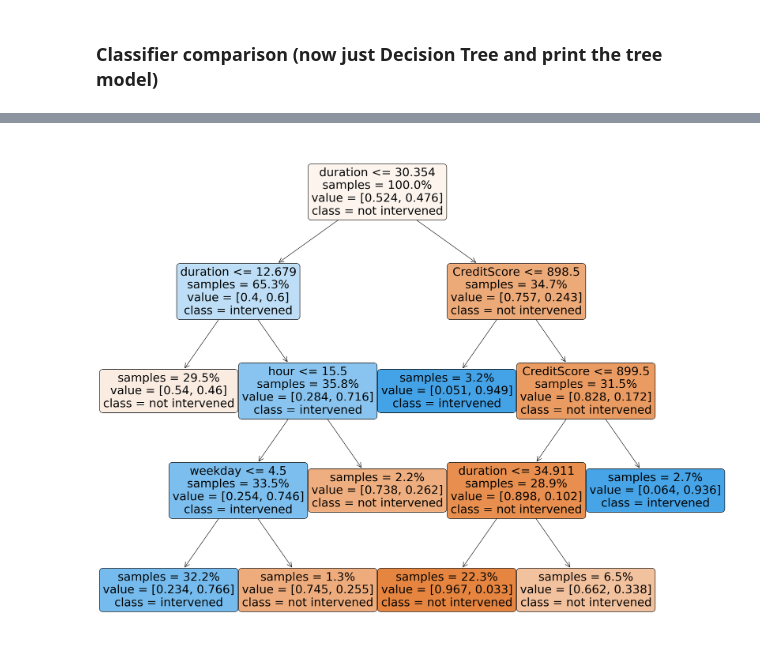
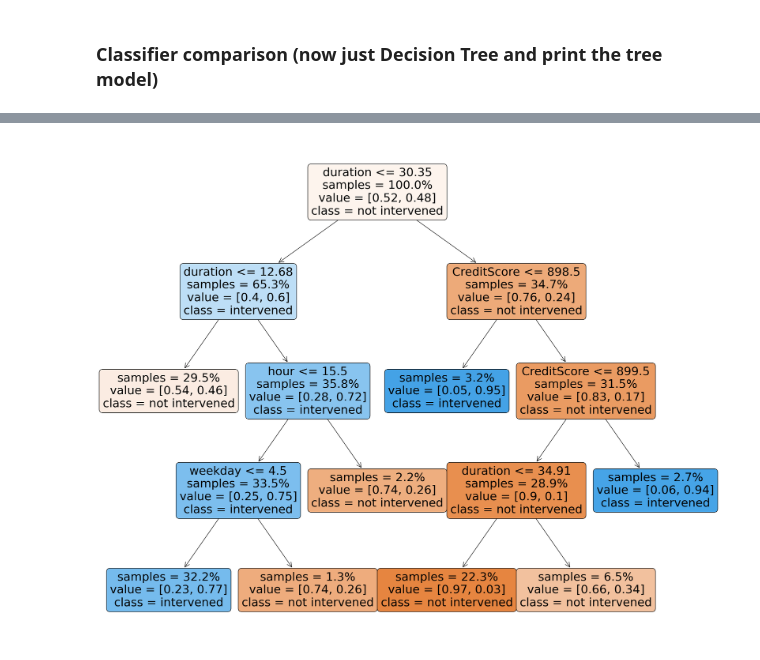
Before and after one commit to aryadegari/Correlation-Identification, a Jupyter notebook: Correlation Identification.ipynb, the cells around one changed output, grey strips where cells are left out. Drawn from its saved outputs; the diff is of its cells as text; code cells hidden in the pictures.

```diff
--- a/Correlation Identification.ipynb
+++ b/Correlation Identification.ipynb
@@ -192,6 +197,7 @@ from sklearn.gaussian_process.kernels import RBF
 from sklearn.metrics import f1_score, precision_score, recall_score
 from sklearn.model_selection import cross_validate, GridSearchCV, train_test_split
 from sklearn.naive_bayes import GaussianNB
+from sklearn.naive_bayes import MultinomialNB
 from sklearn.neighbors import KNeighborsClassifier
 from sklearn.neural_network import MLPClassifier
 from sklearn.preprocessing import StandardScaler
@@ -205,34 +211,31 @@ def find_best_parameters(classifier_name, classifier, train_features, train_labe
 
     if classifier_name == "Nearest Neighbors":
         param_grid = {
-            'n_neighbors': [5, 65, 66, 67],  # Number of neighbors to consider
-            'weights': ['distance'],  # Weights used in prediction
-            'p': [1],  # Power parameter for Minkowski metric (1 for Manhattan distance, 2 for Euclidean distance)
+            'n_neighbors': [5, 10, 20, 40, 60, 65, 80],  # Number of neighbors to consider
+            'weights': ['uniform','distance'],  # Weights used in prediction
         }
         # param_grid = {
-        #     'n_neighbors': [41, 65, 81],  # Number of neighbors to consider
+        #     'n_neighbors': [5, 10, 20, 40, 60, 65, 80],  # Number of neighbors to consider
         #     'weights': ['uniform', 'distance'],  # Weights used in prediction
         #     'p': [1, 2],  # Power parameter for Minkowski metric (1 for Manhattan distance, 2 for Euclidean distance)
         # }
     elif classifier_name == "Decision Tree":
         param_grid = {
-            'max_depth': [4, 5, 6, 7],
-            'criterion': ['entropy'],
-            'min_samples_leaf': [3, 5, 10],
-            'ccp_alpha': [0.01],
+            'criterion': ['gini', 'entropy'],
+            'splitter': ['best', 'random'],
+            'min_samples_leaf': [2],
+            'ccp_alpha': [0.01, 0.03, 0.05, 0.07]
         }
         # param_grid = {
         #     'max_depth': [2, 3, 4, 5, 6, 7, 8, 9, 10],
         #     'criterion': ['gini', 'entropy'],
+        #     'splitter': ['best', 'random'],
         #     'min_samples_leaf': [3, 5, 10, 50],
         #     'ccp_alpha': [0.005, 0.01, 0.03, 0.05, 0.07],
         # }
     elif classifier_name == "Random Forest":
         param_grid = {
             'n_estimators': [5, 10, 50, 100], # Number of decision trees in the Random Forest
-            'max_depth': [4,5,6,7], # Maximum depth of each decision tree
-            'min_samples_split': [2], # Minimum number of samples required to split a node
-            'min_samples_leaf': [3,5,7,10], # Minimum number of samples required to be at a leaf node
             'max_features': ['auto'], # Number of features to consider for best split
             'random_state': [42] # Seed for random number generator
         }
@@ -244,44 +247,21 @@ def find_best_parameters(classifier_name, classifier, train_features, train_labe
         #     'max_features': ['auto', 'sqrt', 'log2'], # Number of features to consider for best split
         #     'random_state': [42] # Seed for random number generator
         # }
-    elif classifier_name == "Neural Net (Multi-layer Perceptron)":
-        param_grid = {
-            'hidden_layer_sizes': [(25,), (50,), (25,25)], # Number of units in the hidden layers
-            'activation': ['tanh'], # Activation function for hidden layers
-            'solver': ['adam'], # Solver for weight optimization
-            'alpha': [0.0001], # L2 regularization parameter
-            'learning_rate': ['constant'], # Learning rate schedule
-            'random_state': [42] # Seed for random number generator
-        }
-        # param_grid = {
-        #     'hidden_layer_sizes': [(50,), (100,), (50, 50)], # Number of units in the hidden layers
-        #     'activation': ['relu', 'tanh'], # Activation function for hidden layers
-        #     'solver': ['adam', 'sgd'], # Solver for weight optimization
-        #     'alpha': [0.0001, 0.001, 0.01], # L2 regularization parameter
-        #     'learning_rate': ['constant', 'adaptive'], # Learning rate schedule
-        #     'random_state': [42] # Seed for random number generator
-        # }
-    elif classifier_name == "AdaBoost":
-        param_grid = {
-            'n_estimators': [50, 100, 200],  # Number of base classifiers in the ensemble
-            'learning_rate': [0.1, 0.5, 1.0],  # Learning rate for adjusting weights of misclassified samples
-            'base_estimator__max_depth': [1, 2, 3],  # Maximum depth of the decision tree base estimator
-        }
     elif classifier_name == "Gaussian Naive Bayes":
         param_grid = {
             'var_smoothing': [1e-9, 1e-8, 1e-7, 1e-6, 1e-5]
         }
-    elif classifier_name == "Quadratic Discriminant Analysis":
+    elif classifier_name == "Mutlinomial Naive Bayes":
         param_grid = {
-            'reg_param': [0.0, 0.1, 0.2, 0.3, 0.4, 0.5]
+            'alpha': [0.1, 0.5, 1.0, 2.0],  # Smoothing parameter
+            'fit_prior': [True, False]  # Whether to learn class prior probabilities
         }
     elif classifier_name == "XGBoost":
         param_grid = {
-            'n_estimators': [50],  # The number of trees in the forest
-            'learning_rate': [0.01],  # controls the step size at each boosting iteration. A smaller learning rate may lead to better generalization performance but require more boosting iterations.
-            'max_depth': [5],  # maximum depth of the decision trees used in the boosting process
-            'subsample': [0.8, 1],  # sets the fraction of samples used for each boosting iteration. A value less than 1.0 results in sub-sampling. Smaller values can reduce variance, but may increase bias.
-            'colsample_bytree': [0.8, 1],  # fraction of columns (features) used for each boosting iteration
+            'n_estimators': [10, 50, 100, 200],  # The number of trees in the forest
+            'learning_rate': [0.01, 0.05, 0.1, 0.2],  # controls the step size at each boosting iteration. A smaller learning rate may lead to better generalization performance but require more boosting iterations.
+            'subsample': [0.5, 0.8, 1],  # sets the fraction of samples used for each boosting iteration. A value less than 1.0 results in sub-sampling. Smaller values can reduce variance, but may increase bias.
+            'colsample_bytree': [0.5, 0.8, 1],  # fraction of columns (features) used for each boosting iteration
             'random_state': [42] # Seed for random number generator
         }
         # param_grid = {
@@ -295,7 +275,7 @@ def find_best_parameters(classifier_name, classifier, train_features, train_labe
     else:
         return classifier.get_params()
 
-    # hyper-parameter tuning using cross validation with 5 folds and choosing the best according to f1 score
+    # hyper-parameter tuning using cross validation with 5 folds (80% train - 20% validation) and choosing the best according to f1 score
     # verbose = 2 for debugging
     grid_search = GridSearchCV(classifier, param_grid, cv=5, n_jobs=-1, verbose=0, scoring="f1_weighted")
     grid_search.fit(train_features, train_labels)
@@ -305,7 +285,7 @@ def find_best_parameters(classifier_name, classifier, train_features, train_labe
 
     return best_params
 
-
+# https://mljar.com/blog/visualize-decision-tree/
 def visualize_decision_tree(dtree, feature_names, class_names, file_path):
     from sklearn.tree import plot_tree
     import matplotlib.pyplot as plt
@@ -315,13 +295,13 @@ def visualize_decision_tree(dtree, feature_names, class_names, file_path):
     _ = plot_tree(dtree,
                 feature_names= feature_names,
                 class_names= class_names,
+                precision=2,
                 filled= True,
                 proportion= True,
                 impurity= False,
                 rounded= True)
 
     fig.savefig(file_path)
-
 
 outputs_folder = "./outputs/"
 decision_tree_output_file_name = "output_decision_trees.txt"
@@ -332,6 +312,7 @@ classifier_names = [
     "Decision Tree",
     "Random Forest",
     "Gaussian Naive Bayes",
+    "Mutlinomial Naive Bayes",
     "XGBoost"
 
     # "Linear SVM",
@@ -344,10 +325,11 @@ classifier_names = [
 
 
 classifiers = [
-    KNeighborsClassifier(3),
-    DecisionTreeClassifier(max_depth=4, min_samples_leaf=2, ccp_alpha=0.003),
-    RandomForestClassifier(max_depth=6, n_estimators=10, max_features=1),
+    KNeighborsClassifier(),
+    DecisionTreeClassifier(),
+    RandomForestClassifier(),
     GaussianNB(),
+    MultinomialNB(),
     XGBClassifier()
 
     # SVC(kernel="linear"),
@@ -381,13 +363,16 @@ decision_tree_output_file = open(
     file=outputs_folder + decision_tree_output_file_name, mode="w"
 )
 
+print(f"l2 normalization = {l2normalize}")
+
 # iterate over datasets
 for dataset_index, dataset in enumerate(datasets):
 
     features, labels = dataset
 
     # Data split: 80% train - 20% test
-    train_features, test_features, train_labels, test_labels = train_test_split(features, labels, test_size=0.2, shuffle=False)
+    test_size_value = 0.2
+    train_features, test_features, train_labels, test_labels = train_test_split(features, labels, test_size=test_size_value, shuffle=False)
 
     dataset_name = dataset_names[dataset_index]
     out_text = f"Dataset: {dataset_name}-----------------------------\n\n"
@@ -431,8 +416,9 @@ for dataset_index, dataset in enumerate(datasets):
         print(out_text)
         multi_classification_output_file.write(out_text)
 
+        # For decision tree, we plot and export a trained model on the whole dataset for visualization purposes
         if classifier_name == "Decision Tree":
-
+            # we use raw features (i.e. not normalized)
             classifier.fit(features, labels)
             feature_names = dataset_feature_names[dataset_index]
             class_names = dataset_class_names[dataset_index]
@@ -492 +481 @@ Recall: 0.94
-[figure, old version]
+[figure, new version]
```
Also changed, not shown: parts of 3 cells of this notebook, 5 other files.
